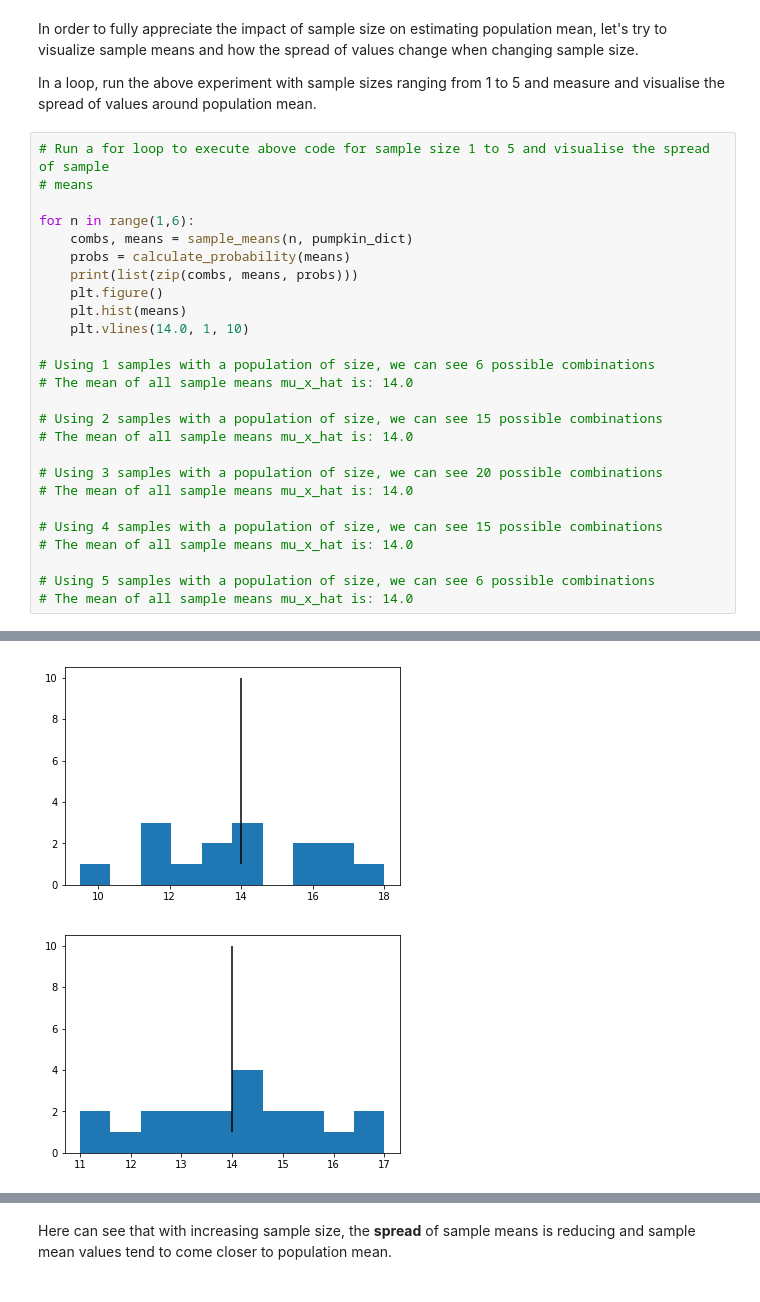
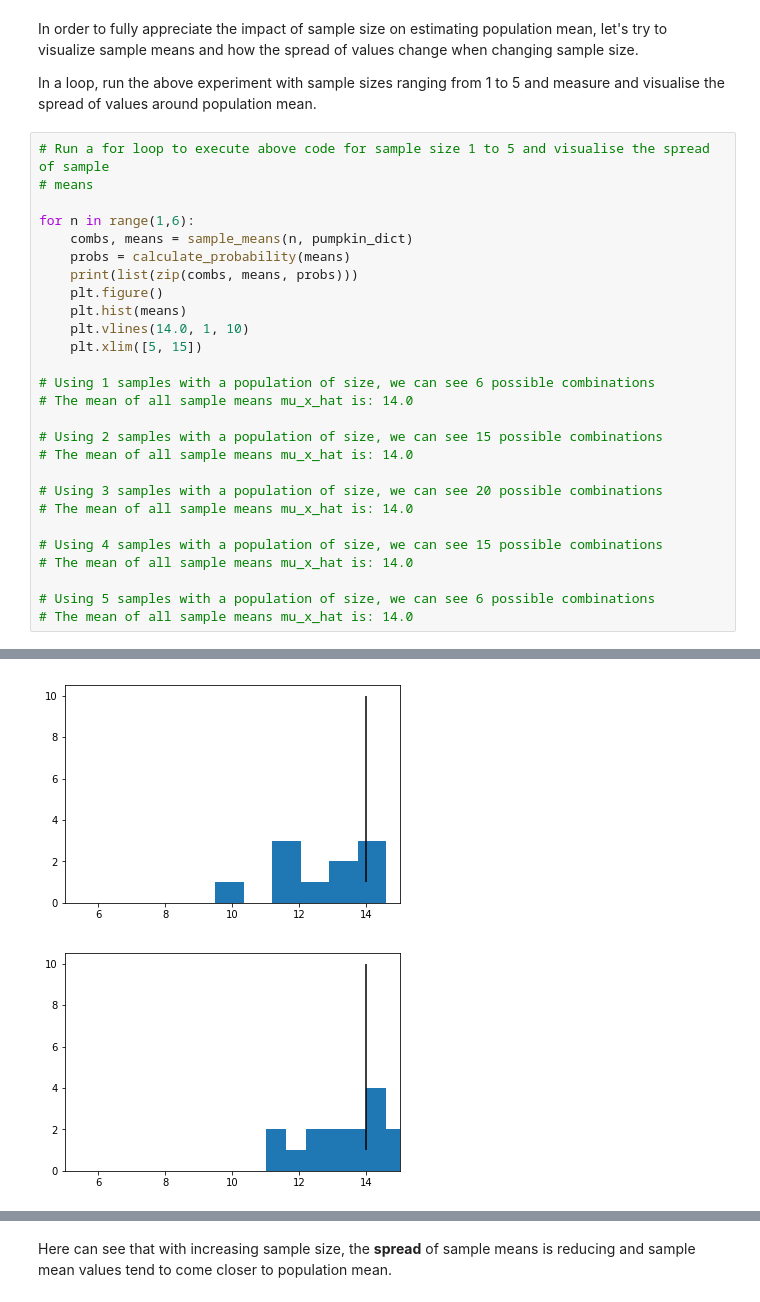
Before and after one commit to npschafer/dsc-sampling-statistics-houston-ds-042219, a Jupyter notebook: index.ipynb, the cells around one changed output, grey strips where cells are left out. Drawn from its saved outputs; the diff is of its cells as text.

```diff
--- a/index.ipynb
+++ b/index.ipynb
@@ -339,6 +339,7 @@ for n in range(1,6):
     plt.figure()
     plt.hist(means)
     plt.vlines(14.0, 1, 10)
+    plt.xlim([5, 15])
 
 # Using 1 samples with a population of size, we can see 6 possible combinations
 # The mean of all sample means mu_x_hat is: 14.0
@@ -369,2 +370,2 @@ Mean of population is: 14.0
-[figure, old version]
+[figure, new version]
-[figure, old version]
+[figure, new version]
```
Also changed, not shown: parts of 1 cell of this notebook.
